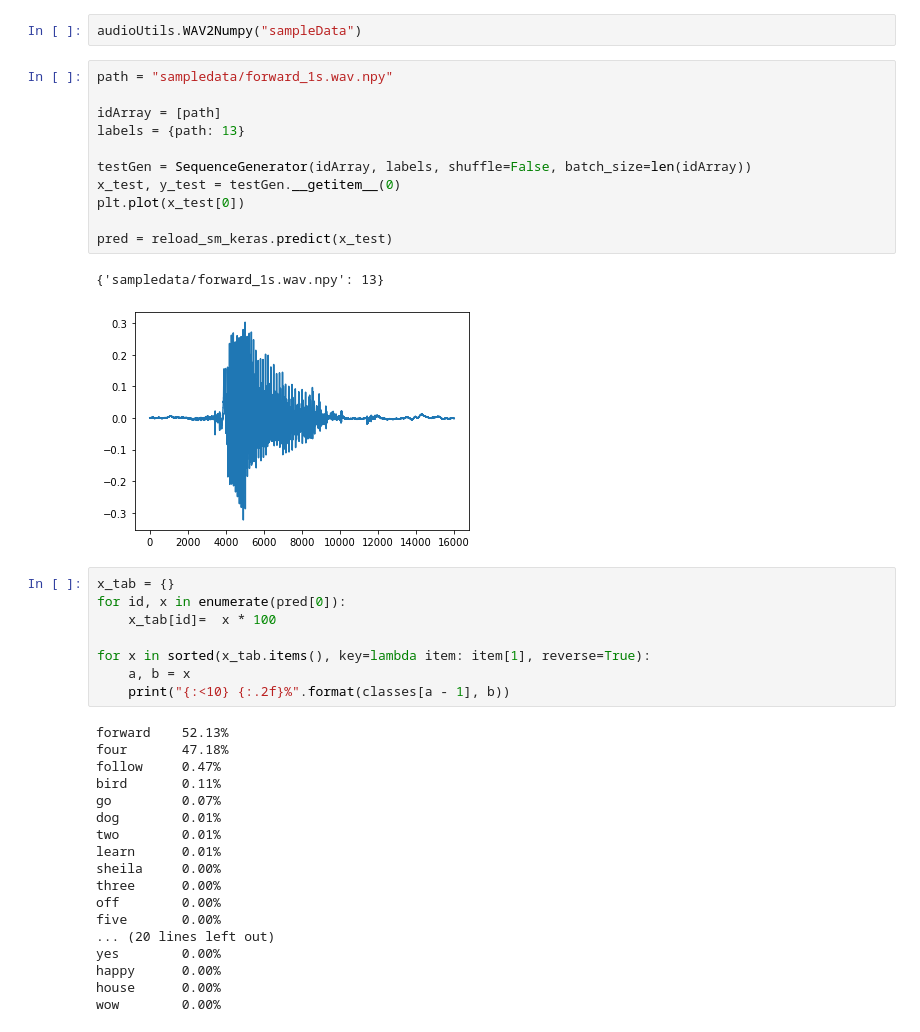
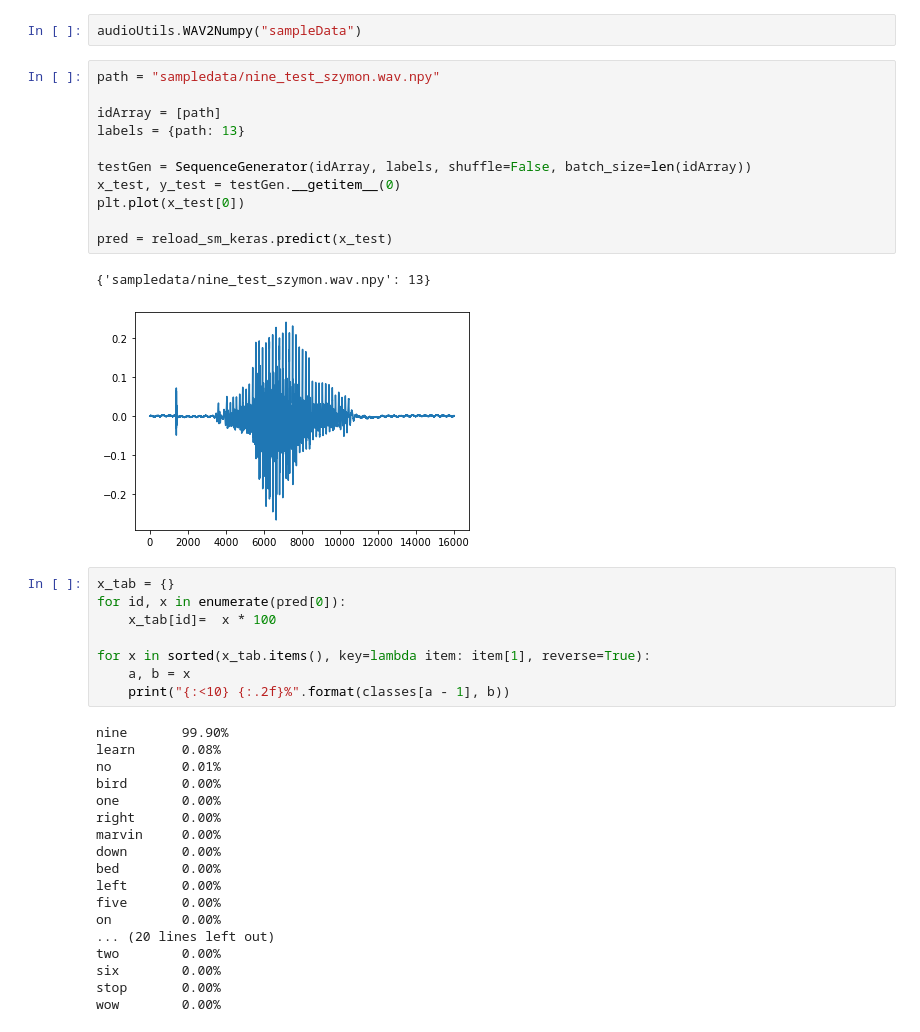
Before and after one commit to DeNatur/RNNSpeechCommands, a Jupyter notebook: ModelUsage.ipynb, the cells around one changed output. Saved outputs shown, nothing was run; the diff lists cells and outputs as text.

```diff
--- a/ModelUsage.ipynb
+++ b/ModelUsage.ipynb
@@ -46,19 +28,19 @@ _________________________________________________________________
 # %%
 audioUtils.WAV2Numpy("sampleData")
 # %%
-path = "sampledata/forward_1s.wav.npy"
+path = "sampledata/nine_test_szymon.wav.npy"
 
 idArray = [path]
 labels = {path: 13}
 
 testGen = SequenceGenerator(idArray, labels, shuffle=False, batch_size=len(idArray))
 x_test, y_test = testGen.__getitem__(0)
 plt.plot(x_test[0])
 
 pred = reload_sm_keras.predict(x_test)
 # %% [output]
-{'sampledata/forward_1s.wav.npy': 13}
+{'sampledata/nine_test_szymon.wav.npy': 13}
-[figure, old version]
+[figure, new version]
 # %%
 x_tab = {}
 for id, x in enumerate(pred[0]):
@@ -68,20 +50,20 @@ for x in sorted(x_tab.items(), key=lambda item: item[1], reverse=True):
     a, b = x
     print("{:<10} {:.2f}%".format(classes[a - 1], b))
 # %% [output]
-forward    52.13%
-four       47.18%
-follow     0.47%
-bird       0.11%
-go         0.07%
-dog        0.01%
-two        0.01%
-learn      0.01%
-sheila     0.00%
-three      0.00%
-off        0.00%
+nine       99.90%
+learn      0.08%
+no         0.01%
+bird       0.00%
+one        0.00%
+right      0.00%
+marvin     0.00%
+down       0.00%
+bed        0.00%
+left       0.00%
 five       0.00%
+on         0.00%
 ... (20 lines left out)
-yes        0.00%
-happy      0.00%
-house      0.00%
+two        0.00%
+six        0.00%
+stop       0.00%
 wow        0.00%
```
Also changed, not shown: parts of 1 cell of this notebook, 5 other files.
